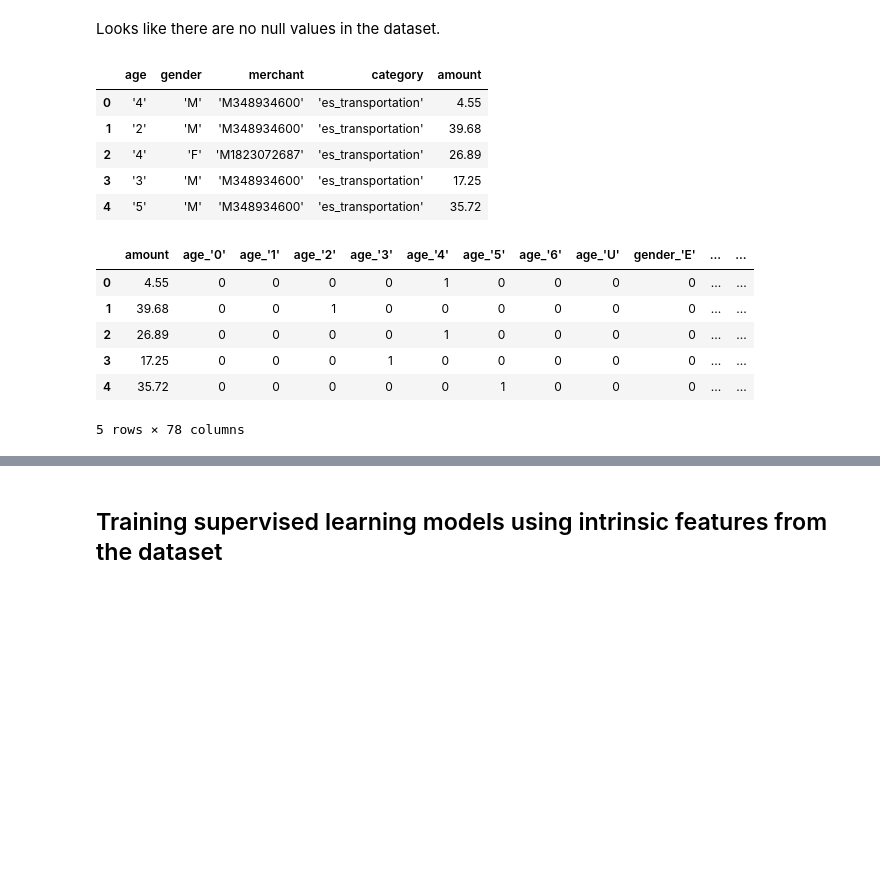
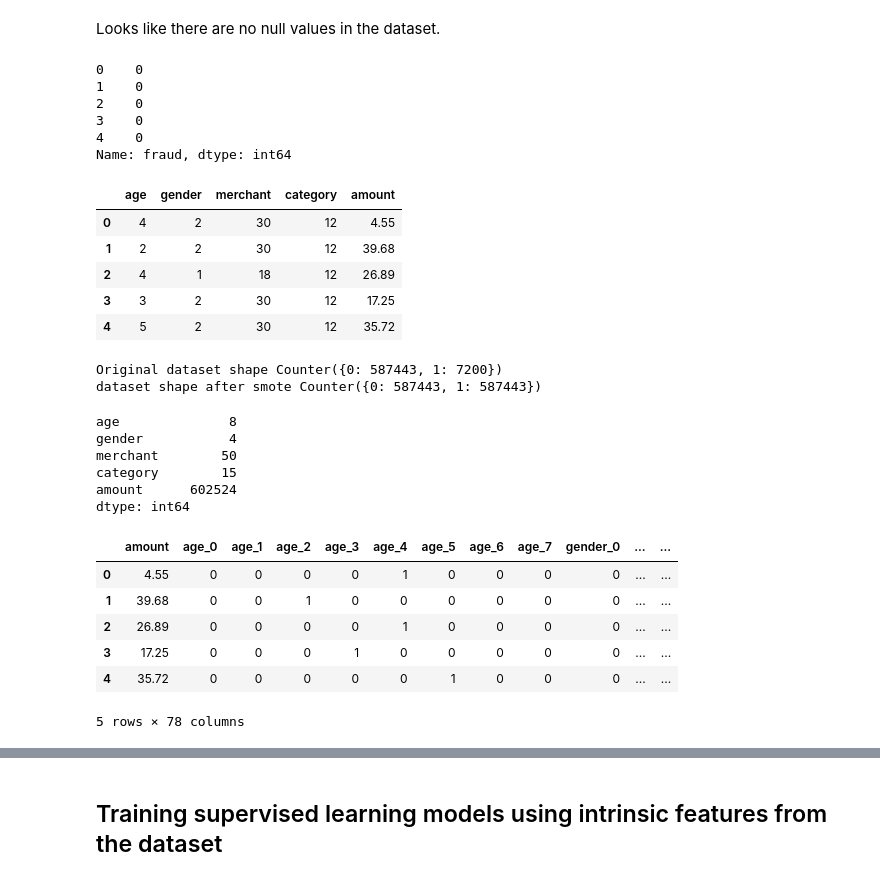
Before and after one commit to aravind-sundaresan/Graph-ML-Fraud-Detection, a Jupyter notebook: code/fraud_detection.ipynb, the cells around one changed output, grey strips where cells are left out. Cells and saved outputs as stored; diff of their text form; code cells hidden in the pictures; blank space fills up the shorter version.

Commit message:
Incorporated SMOTE and fixed issues in the feature extraction process

```diff
--- a/code/fraud_detection.ipynb
+++ b/code/fraud_detection.ipynb
@@ -86,7 +88,15 @@ dtype: int64
 Looks like there are no null values in the dataset.
 # %%
 # Retrieving the class attribute from the dataframe
-labels = banksim_df['fraud']
+Y_before_smote = banksim_df['fraud']
+Y_before_smote.head()
+# %% [output]
+0    0
+1    0
+2    0
+3    0
+4    0
+Name: fraud, dtype: int64
 # %%
 '''
 Removing unwanted columns
@@ -94,21 +104,60 @@ Since zipcodeOri and zipMerchant have the same value for all the rows, these col
 '''
 
 feature_df = banksim_df.drop(['step', 'customer', 'zipcodeOri', 'zipMerchant', 'fraud'], axis=1)
+
+# Encoding the categorical variables because SMOTE cannot work with string values
+label_encoder = LabelEncoder()
+feature_df['gender'] = label_encoder.fit_transform(feature_df['gender'])
+feature_df['age'] = label_encoder.fit_transform(feature_df['age'])
+feature_df['category'] = label_encoder.fit_transform(feature_df['category'])
+feature_df['merchant'] = label_encoder.fit_transform(feature_df['merchant'])
 # %%
 feature_df.head()
 # %% [output]
 |  | age | gender | merchant | category | amount |
-| 0 | '4' | 'M' | 'M348934600' | 'es_transportation' | 4.55 |
-| 1 | '2' | 'M' | 'M348934600' | 'es_transportation' | 39.68 |
-| 2 | '4' | 'F' | 'M1823072687' | 'es_transportation' | 26.89 |
-| 3 | '3' | 'M' | 'M348934600' | 'es_transportation' | 17.25 |
-| 4 | '5' | 'M' | 'M348934600' | 'es_transportation' | 35.72 |
+| 0 | 4 | 2 | 30 | 12 | 4.55 |
+| 1 | 2 | 2 | 30 | 12 | 39.68 |
+| 2 | 4 | 1 | 18 | 12 | 26.89 |
+| 3 | 3 | 2 | 30 | 12 | 17.25 |
+| 4 | 5 | 2 | 30 | 12 | 35.72 |
+# %%
+# Handling the imbalance in the dataset using SMOTE
+
+print('Original dataset shape %s' % Counter(Y_before_smote))
+
+X_before_smote = feature_df
+sm = SMOTE(random_state=1)
+
+# Applying smote to dataset, result is nparray
+X_after_smote, Y_after_smote = sm.fit_resample(X_before_smote, Y_before_smote)
+
+# Converting back tp data frame from nparray
+X_after_smote_df = pd.DataFrame(X_after_smote, columns=X_before_smote.columns)
+Y_after_smote_df = pd.DataFrame(Y_after_smote, columns = ["fraud"])
+
+print('dataset shape after smote %s' % Counter(Y_after_smote))
+# %% [output]
+Original dataset shape Counter({0: 587443, 1: 7200})
+dataset shape after smote Counter({0: 587443, 1: 587443})
+# %%
+# Verifying the number of unique values in each column after SMOTE
+X_after_smote_df.nunique()
+# %% [output]
+age              8
+gender           4
+merchant        50
+category        15
+amount      602524
+dtype: int64
 # %%
+# Converting the encoded merchant values back to the original string values
+X_after_smote_df['merchant'] = label_encoder.inverse_transform(X_after_smote_df['merchant'])
+
 # One hot encoding the categorical variables
-feature_df = pd.get_dummies(feature_df, columns=['age', 'gender', 'category', 'merchant'])
+feature_df = pd.get_dummies(X_after_smote_df, columns=['age', 'gender', 'category', 'merchant'])
 feature_df.head()
 # %% [output]
-|  | amount | age_'0' | age_'1' | age_'2' | age_'3' | age_'4' | age_'5' | age_'6' | age_'U' | gender_'E' | ... | ... |
+|  | amount | age_0 | age_1 | age_2 | age_3 | age_4 | age_5 | age_6 | age_7 | gender_0 | ... | ... |
 | 0 | 4.55 | 0 | 0 | 0 | 0 | 1 | 0 | 0 | 0 | 0 | ... | ... |
 | 1 | 39.68 | 0 | 0 | 1 | 0 | 0 | 0 | 0 | 0 | 0 | ... | ... |
 | 2 | 26.89 | 0 | 0 | 0 | 0 | 1 | 0 | 0 | 0 | 0 | ... | ... |
```
Also changed, not shown: parts of 5 cells of this notebook, 2 other files.
